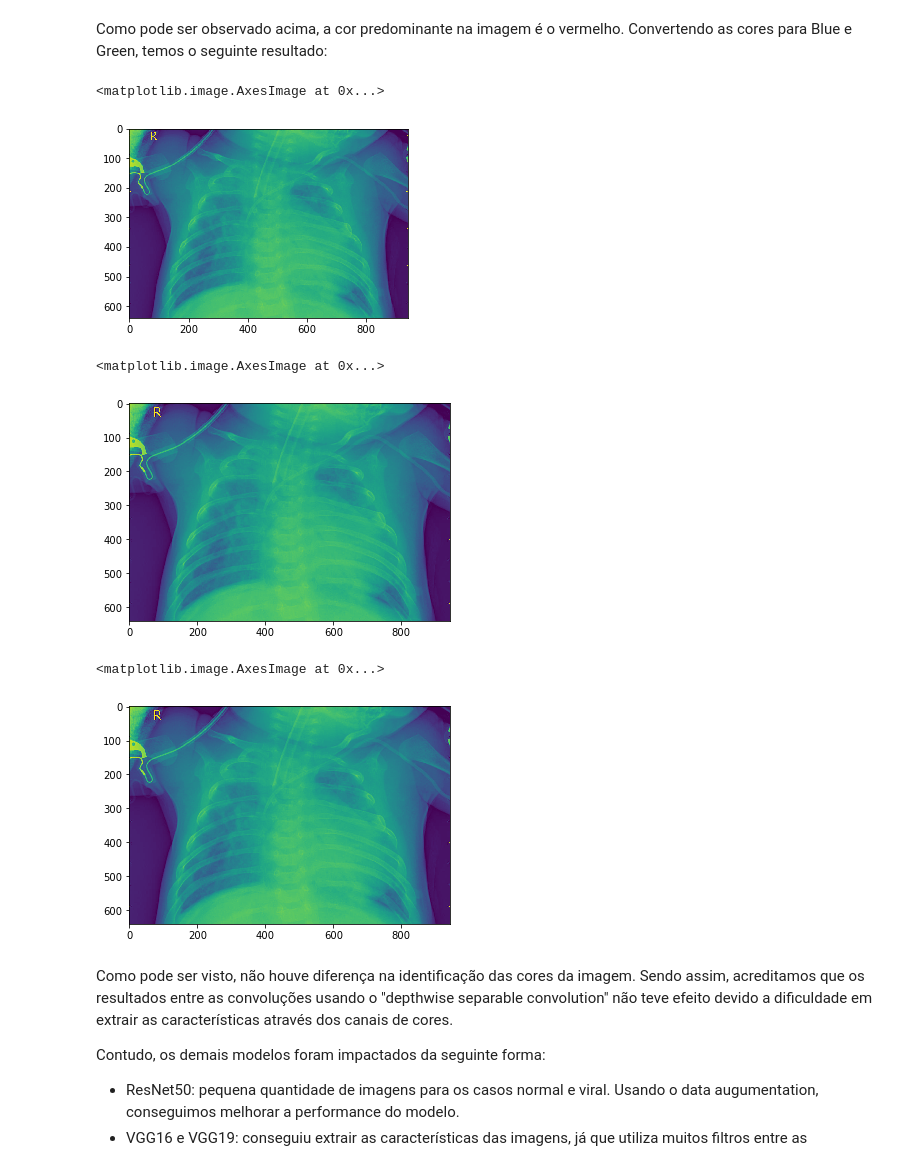
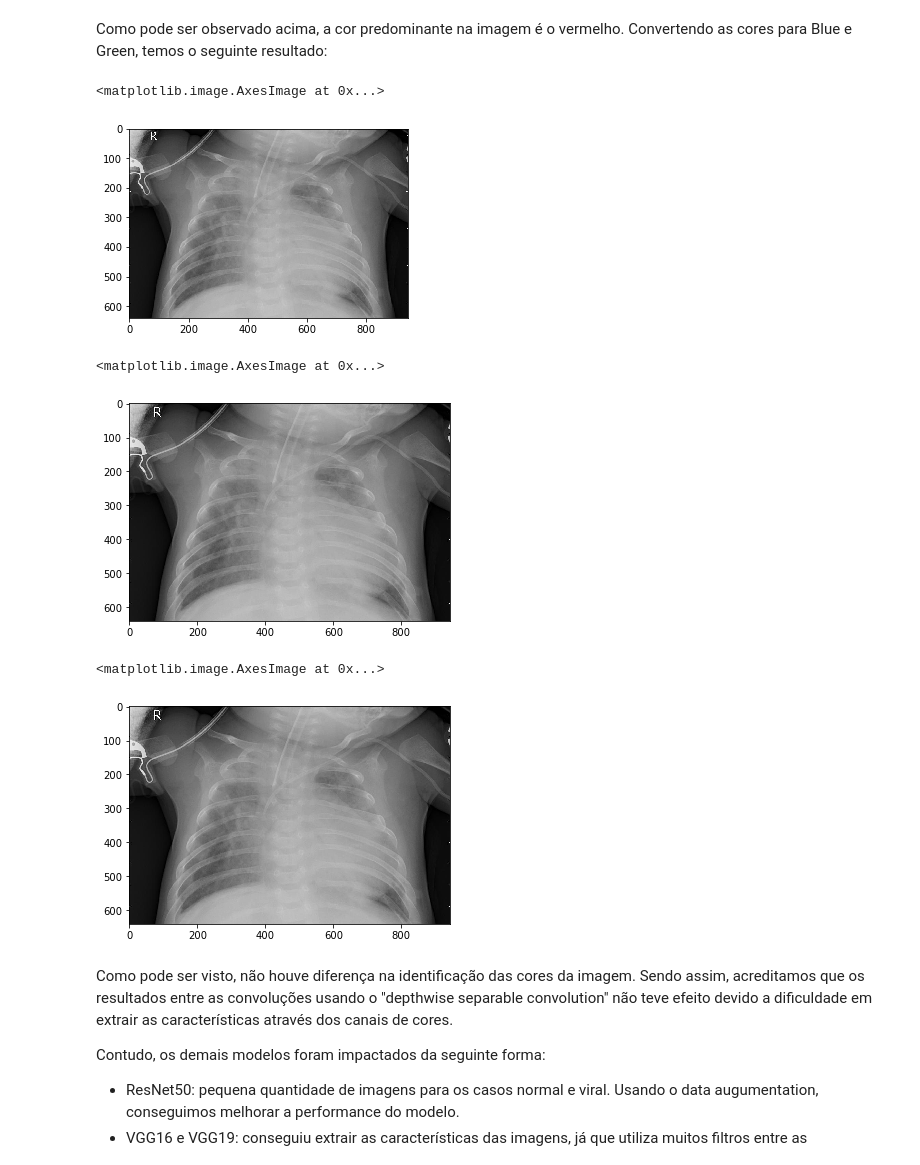
Before and after one commit to guicmachado/fiap-ml-visao-computacional-capstone-alternative, a Jupyter notebook: projeto-final/analise-imagens-medicas.ipynb, the cells around one changed output. Saved outputs shown, nothing was run; the diff lists cells and outputs as text; code cells hidden in the pictures.

```diff
--- a/projeto-final/analise-imagens-medicas.ipynb
+++ b/projeto-final/analise-imagens-medicas.ipynb
@@ -1002,20 +1002,20 @@ Como pode ser observado acima, a cor predominante na imagem é o vermelho. Conve
 # %%
 r, g, b = cv2.split(imagem)
 plt.figure(figsize=(5,10))
-plt.imshow(r)
+plt.imshow(r, cmap='gray')
 # %% [output]
 <matplotlib.image.AxesImage at 0x...>
-[figure, old version]
+[figure, new version]
 # %%
-plt.imshow(g)
+plt.imshow(g, cmap='gray')
 # %% [output]
 <matplotlib.image.AxesImage at 0x...>
-[figure, old version]
+[figure, new version]
 # %%
-plt.imshow(b)
+plt.imshow(b, cmap='gray')
 # %% [output]
 <matplotlib.image.AxesImage at 0x...>
-[figure, old version]
+[figure, new version]
 # %% [markdown]
 Como pode ser visto, não houve diferença na identificação das cores da imagem. Sendo assim, acreditamos que os resultados entre as convoluções usando o "depthwise separable convolution" não teve efeito devido a dificuldade em extrair as características através dos canais de cores.
 
```
Also changed, not shown: parts of 1 cell of this notebook.
